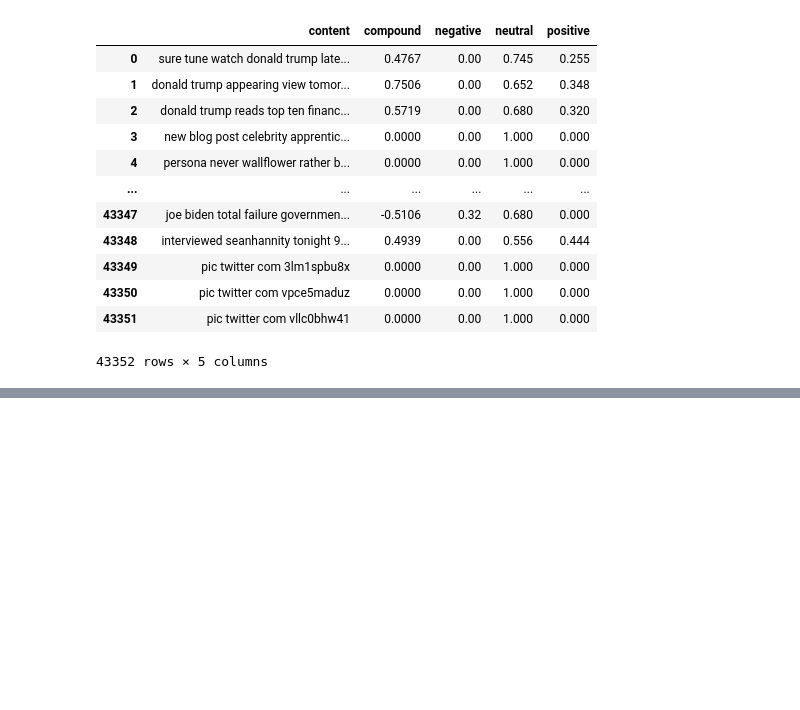
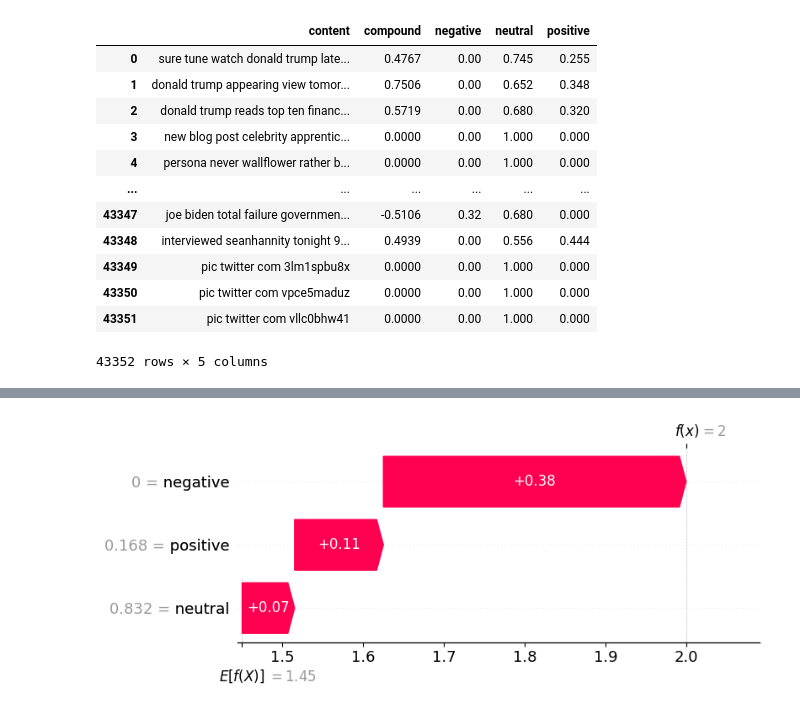
Before and after one commit to KarolKozlowski22/MIO_projekt2024, a Jupyter notebook: modelNLP.ipynb, the cells around one changed output, grey strips where cells are left out. Drawn from its saved outputs; the diff is of its cells as text; code cells hidden in the pictures; blank space fills up the shorter version.

```diff
--- a/modelNLP.ipynb
+++ b/modelNLP.ipynb
@@ -97,0 +107,4 @@ df
+# %%
+shap.plots.waterfall(shap_values[0])
+# %% [output]
+[figure, added]
```
Also changed, not shown: parts of 8 cells of this notebook, 4 other files.
